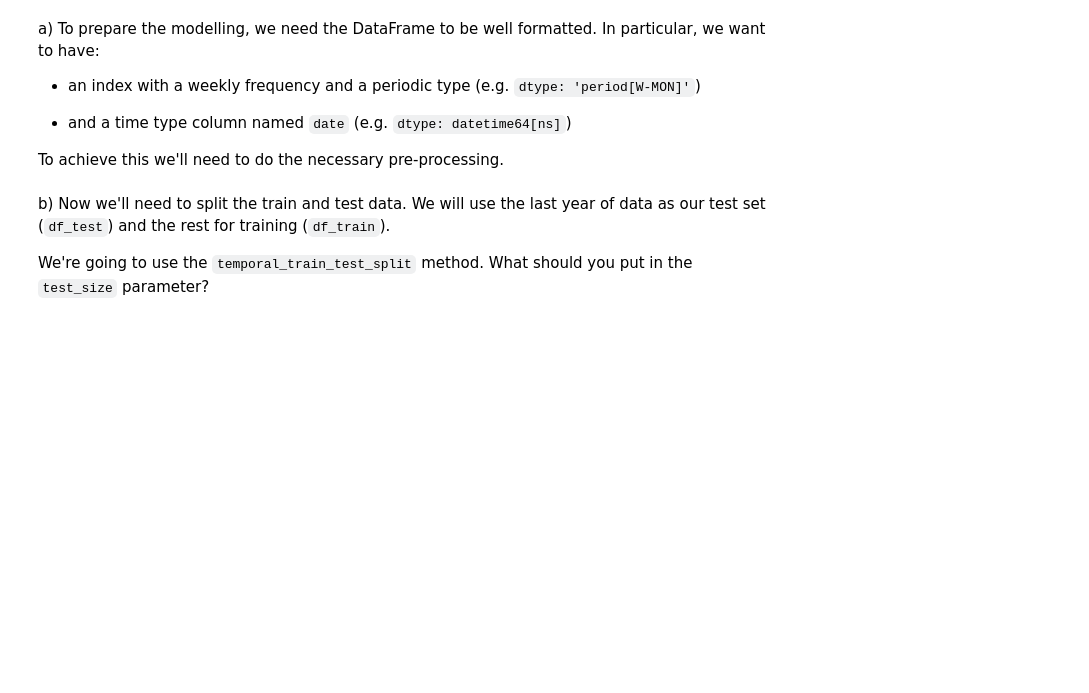
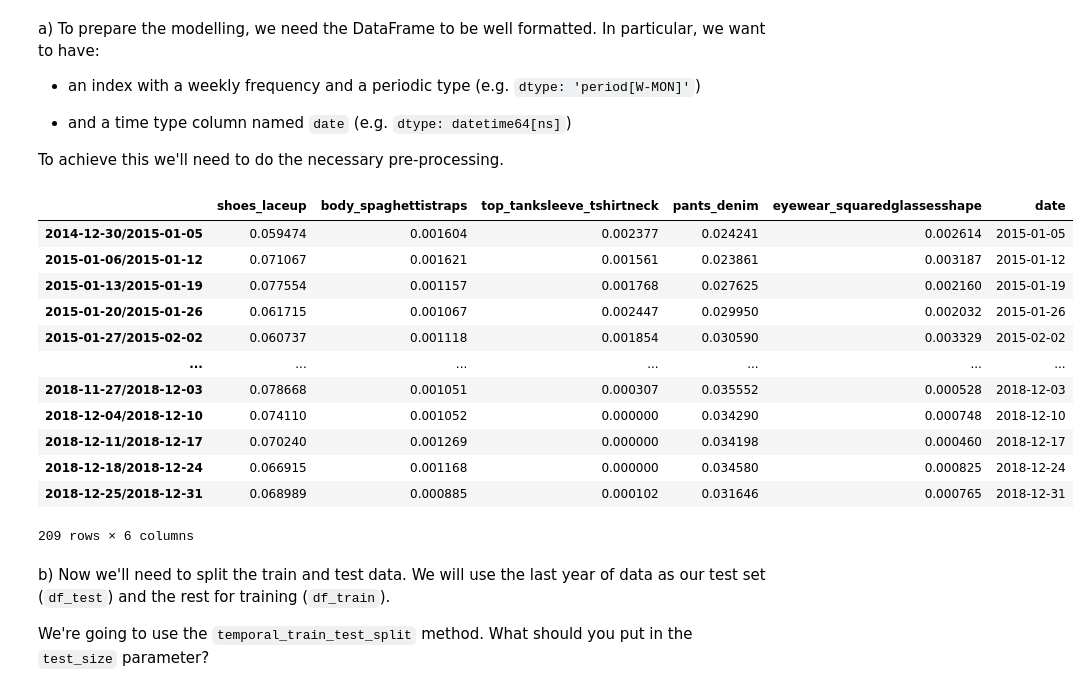
Before and after one commit to olamarujo/le_wagon-python, a Jupyter notebook: 09- Class/01- Predict Next Fashion/34 - Predict next fashion - Challenge.ipynb, the cells around one changed output. Saved outputs shown, nothing was run; the diff lists cells and outputs as text; code cells hidden in the pictures; blank space fills up the shorter version.

```diff
--- a/09- Class/01- Predict Next Fashion/34 - Predict next fashion - Challenge.ipynb
+++ b/09- Class/01- Predict Next Fashion/34 - Predict next fashion - Challenge.ipynb
@@ -21,3 +21,6 @@ We're trying to predict future values for each type of clothing.
 Load the data into a `df` DataFrame. Use the parameter `index_col=0` to set the first column as the index.
 
 What is the period? Weekly, monthly, ...?
+# %%
+df = pd.read_csv('tendances.csv', index_col=0)
+df
@@ -67,13 +104,26 @@ a) To prepare the modelling, we need the DataFrame to be well formatted. In part
 
 To achieve this we'll need to do the necessary pre-processing.
 # %%
-# Create a new column 'date' containing the df.index cast into datetime format
+df['date'] = pd.to_datetime(df.index)
 
+df.index = df['date'].values
 
-# set index with date column values
-
-
-# make index periodic
+df.index = df.index.to_period()
+df
+# %% [output]
+|  | shoes_laceup | body_spaghettistraps | top_tanksleeve_tshirtneck | pants_denim | eyewear_squaredglassesshape | date |
+| 2014-12-30/2015-01-05 | 0.059474 | 0.001604 | 0.002377 | 0.024241 | 0.002614 | 2015-01-05 |
+| 2015-01-06/2015-01-12 | 0.071067 | 0.001621 | 0.001561 | 0.023861 | 0.003187 | 2015-01-12 |
+| 2015-01-13/2015-01-19 | 0.077554 | 0.001157 | 0.001768 | 0.027625 | 0.002160 | 2015-01-19 |
+| 2015-01-20/2015-01-26 | 0.061715 | 0.001067 | 0.002447 | 0.029950 | 0.002032 | 2015-01-26 |
+| 2015-01-27/2015-02-02 | 0.060737 | 0.001118 | 0.001854 | 0.030590 | 0.003329 | 2015-02-02 |
+| ... | ... | ... | ... | ... | ... | ... |
+| 2018-11-27/2018-12-03 | 0.078668 | 0.001051 | 0.000307 | 0.035552 | 0.000528 | 2018-12-03 |
+| 2018-12-04/2018-12-10 | 0.074110 | 0.001052 | 0.000000 | 0.034290 | 0.000748 | 2018-12-10 |
+| 2018-12-11/2018-12-17 | 0.070240 | 0.001269 | 0.000000 | 0.034198 | 0.000460 | 2018-12-17 |
+| 2018-12-18/2018-12-24 | 0.066915 | 0.001168 | 0.000000 | 0.034580 | 0.000825 | 2018-12-24 |
+| 2018-12-25/2018-12-31 | 0.068989 | 0.000885 | 0.000102 | 0.031646 | 0.000765 | 2018-12-31 |
+209 rows × 6 columns
 # %% [markdown]
 b) Now we'll need to split the train and test data. We will use the last year of data as our test set (`df_test`) and the rest for training (`df_train`).
 
```
Also changed, not shown: parts of 17 cells of this notebook, 9 other files.
